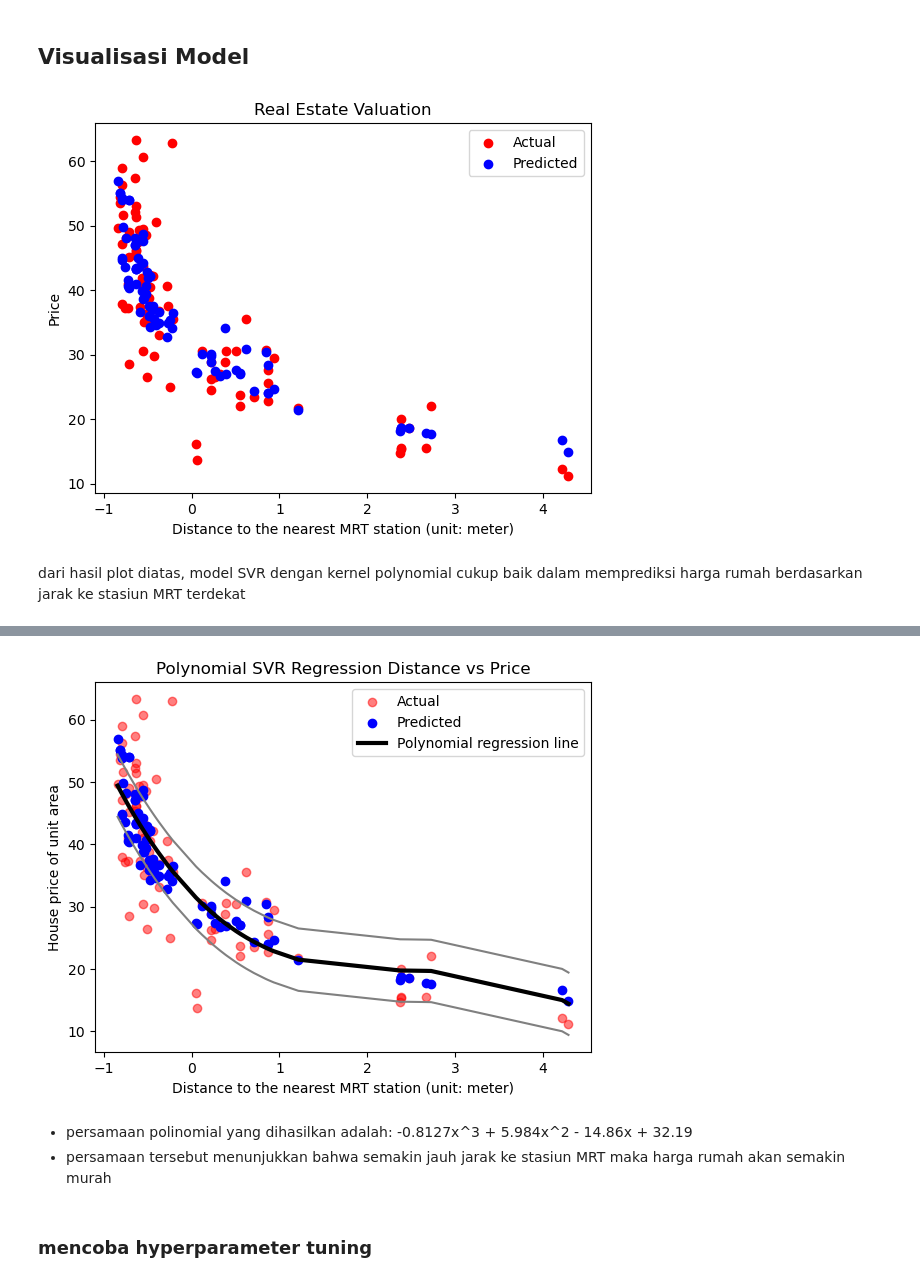
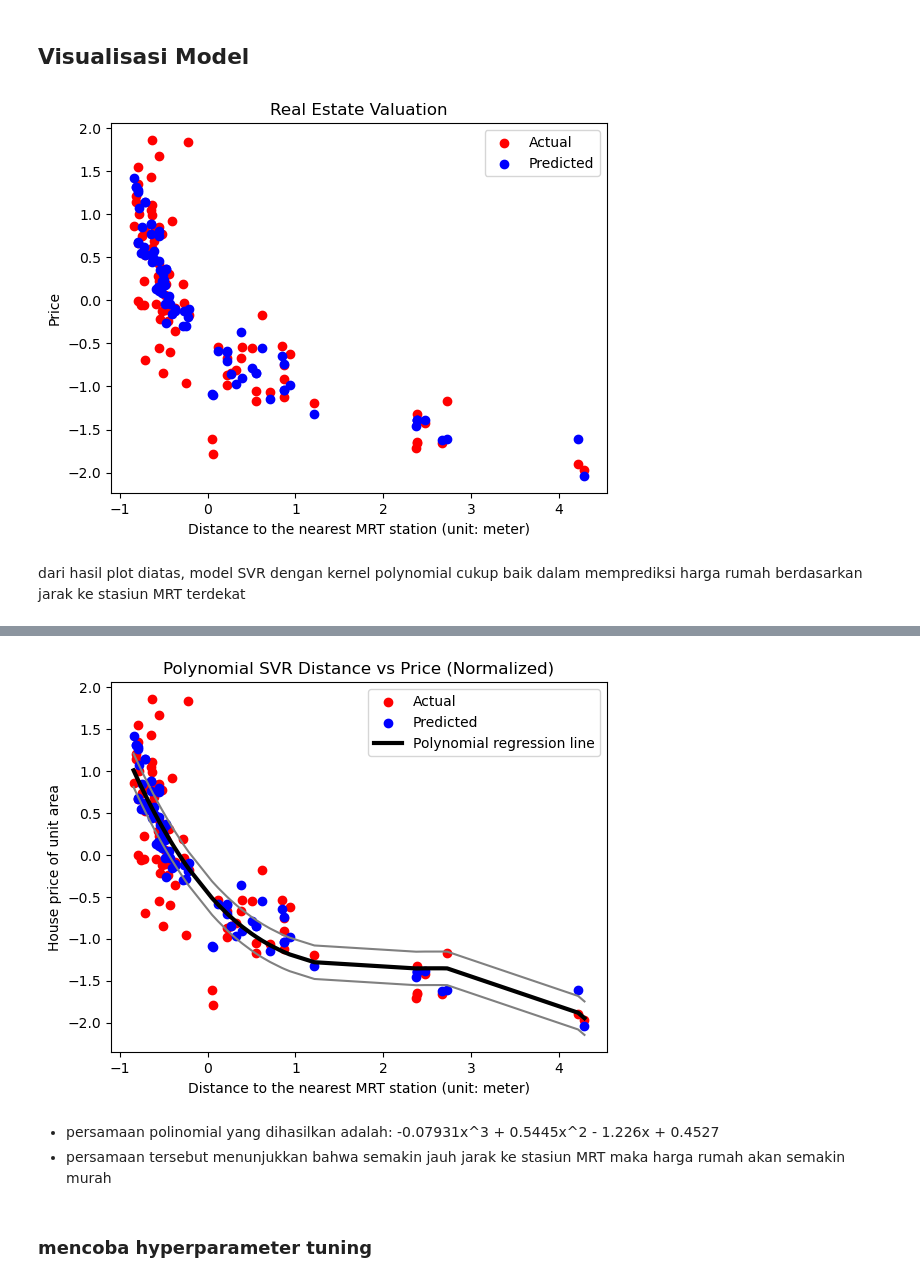
Before and after one commit to Ivan027void/Tugas-2-ML, a Jupyter notebook: 21080107010027_SVR.ipynb, the cells around one changed output, grey strips where cells are left out. Saved outputs shown, nothing was run; the diff lists cells and outputs as text; code cells hidden in the pictures.

```diff
--- a/21080107010027_SVR.ipynb
+++ b/21080107010027_SVR.ipynb
@@ -179,9 +179,10 @@ y = house_df['Target']
 
 # Scaling the data independent variable
 x_scaled = scaler.fit_transform(X)
+y_scaled = scaler.fit_transform(y.values.reshape(-1,1)).flatten()
 
 # Splitting the dataset into the Training set and Test set
-X_train, X_test, y_train, y_test = train_test_split(x_scaled, y, test_size=0.2, random_state=42)
+X_train, X_test, y_train, y_test = train_test_split(x_scaled, y_scaled, test_size=0.2, random_state=42)
 # %%
 from sklearn import metrics
 
@@ -236,7 +251,7 @@ plt.ylabel('Price')
 plt.legend()
 plt.show()
 # %% [output]
-[figure, old version]
+[figure, new version]
 # %% [markdown]
 dari hasil plot diatas, model SVR dengan kernel polynomial cukup baik dalam memprediksi harga rumah berdasarkan jarak ke stasiun MRT terdekat
 # %%
@@ -254,14 +269,14 @@ print("Polynomial equation:")
 print(polynomial)
 
 # Plot data points
-plt.scatter(X_test[:,1], y_test,alpha=0.5, color='red', label='Actual')
+plt.scatter(X_test[:,1], y_test, color='red', label='Actual')
 plt.scatter(X_test[:,1], y_pred, color='blue', label='Predicted')
 
 # Plot polynomial curve
 plt.plot(X_test_sorted, polynomial(X_test_sorted), color='black', label='Polynomial regression line', linewidth=3)
-plt.plot(X_test_sorted, polynomial(X_test_sorted)-5, color='gray', )
-plt.plot(X_test_sorted, polynomial(X_test_sorted)+5, color='gray')
-plt.title('Polynomial SVR Regression Distance vs Price')
+plt.plot(X_test_sorted, polynomial(X_test_sorted)-0.2, color='gray', )
+plt.plot(X_test_sorted, polynomial(X_test_sorted)+0.2, color='gray')
+plt.title('Polynomial SVR Distance vs Price (Normalized)')
 plt.xlabel('Distance to the nearest MRT station (unit: meter)')
 plt.ylabel('House price of unit area')
 plt.legend()
@@ -273,6 +288,6 @@ Polynomial equation:
-[figure, old version]
+[figure, new version]
 # %% [markdown]
-* persamaan polinomial yang dihasilkan adalah: -0.8127x^3 + 5.984x^2 - 14.86x + 32.19
+* persamaan polinomial yang dihasilkan adalah: -0.07931x^3 + 0.5445x^2 - 1.226x + 0.4527
 * persamaan tersebut menunjukkan bahwa semakin jauh jarak ke stasiun MRT maka harga rumah akan semakin murah
 # %% [markdown]
 ### mencoba hyperparameter tuning
```
Also changed, not shown: parts of 6 cells of this notebook.
